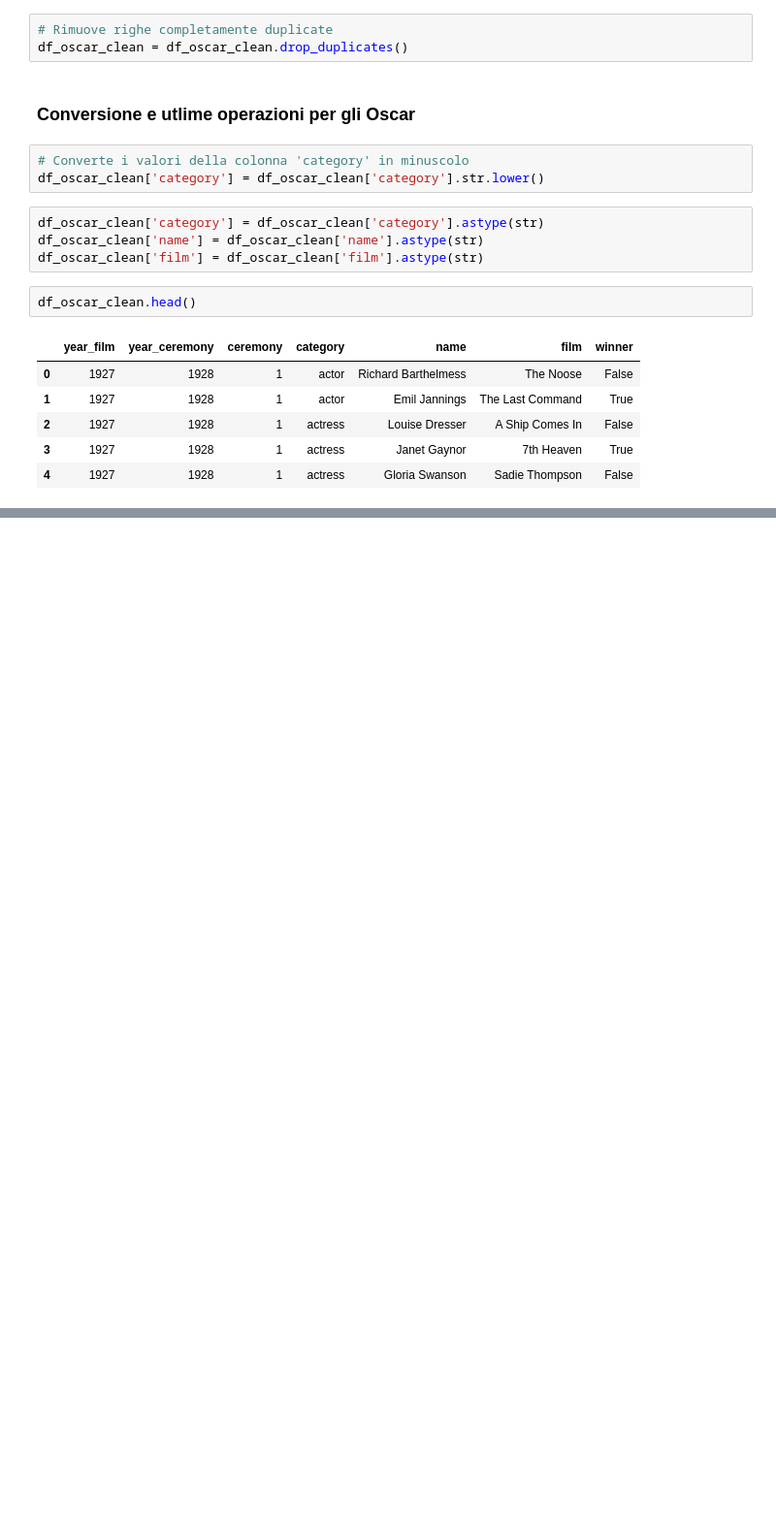
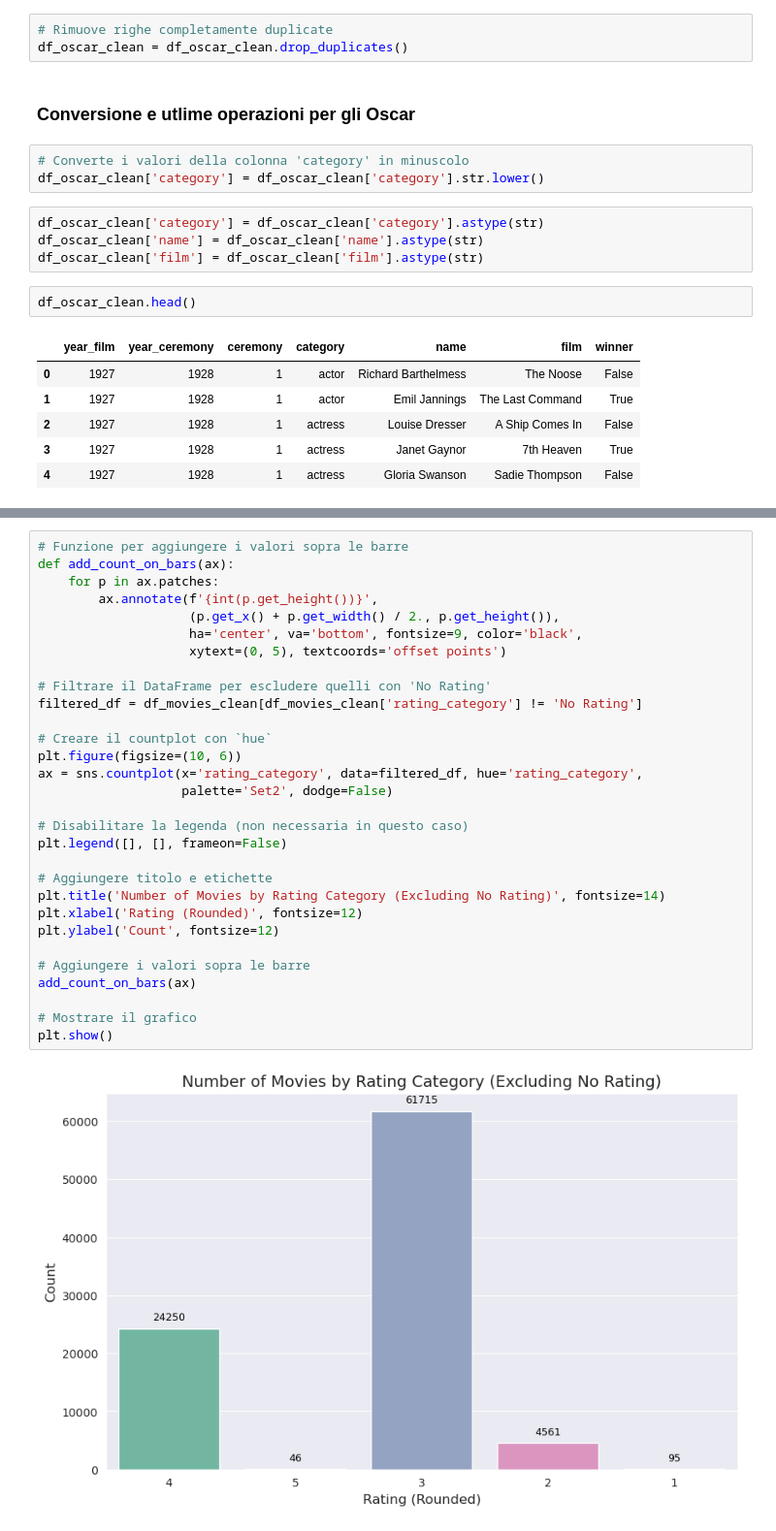
Before and after one commit to DarioMangini/IUM_Progetto_Mangini_Dario, a Jupyter notebook: solution/analisi.ipynb, the cells around one changed output, grey strips where cells are left out. Shown at 97% size. Cells and saved outputs as stored; diff of their text form; blank space fills up the shorter version.

```diff
--- a/solution/analisi.ipynb
+++ b/solution/analisi.ipynb
@@ -1465,0 +1518,32 @@ df_oscar_clean.head()
+# %%
+# Funzione per aggiungere i valori sopra le barre
+def add_count_on_bars(ax):
+    for p in ax.patches:
+        ax.annotate(f'{int(p.get_height())}',
+                    (p.get_x() + p.get_width() / 2., p.get_height()),
+                    ha='center', va='bottom', fontsize=9, color='black',
+                    xytext=(0, 5), textcoords='offset points')
+
+# Filtrare il DataFrame per escludere quelli con 'No Rating'
+filtered_df = df_movies_clean[df_movies_clean['rating_category'] != 'No Rating']
+
+# Creare il countplot con `hue`
+plt.figure(figsize=(10, 6))
+ax = sns.countplot(x='rating_category', data=filtered_df, hue='rating_category',
+                   palette='Set2', dodge=False)
+
+# Disabilitare la legenda (non necessaria in questo caso)
+plt.legend([], [], frameon=False)
+
+# Aggiungere titolo e etichette
+plt.title('Number of Movies by Rating Category (Excluding No Rating)', fontsize=14)
+plt.xlabel('Rating (Rounded)', fontsize=12)
+plt.ylabel('Count', fontsize=12)
+
+# Aggiungere i valori sopra le barre
+add_count_on_bars(ax)
+
+# Mostrare il grafico
+plt.show()
+# %% [output]
+[figure, added]
```
Also changed, not shown: parts of 27 cells of this notebook.
